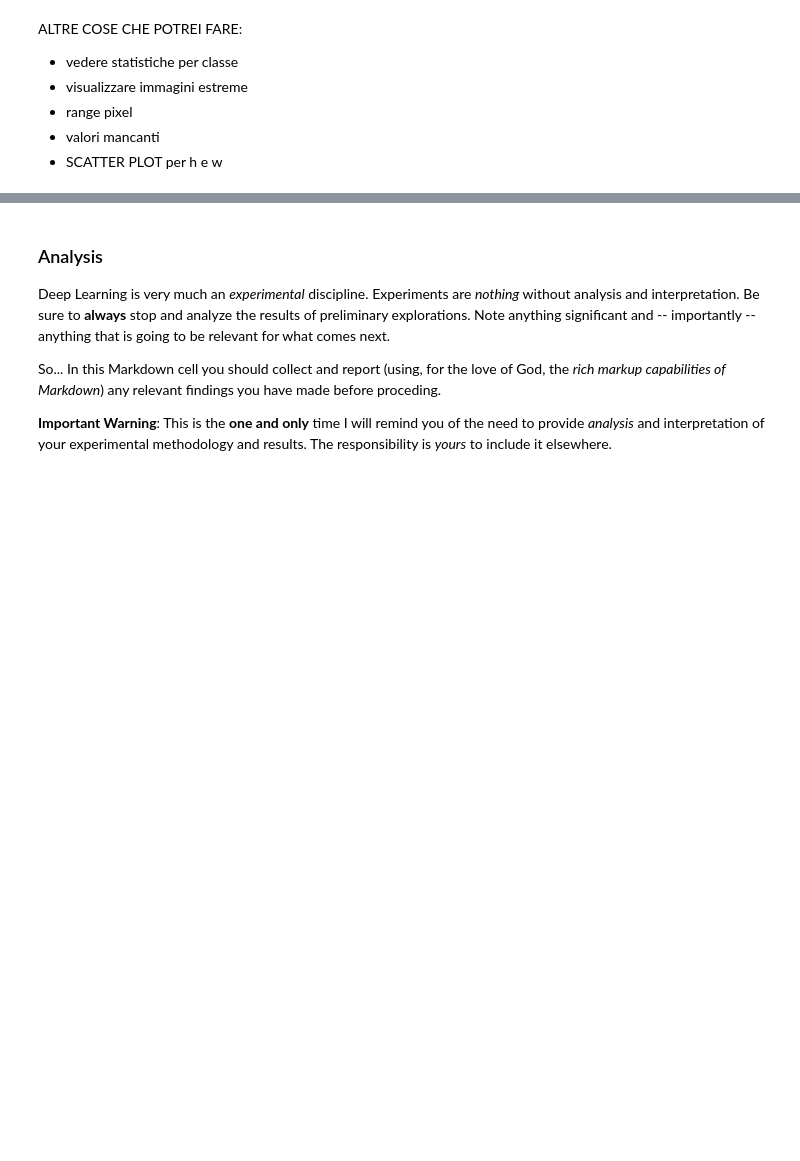
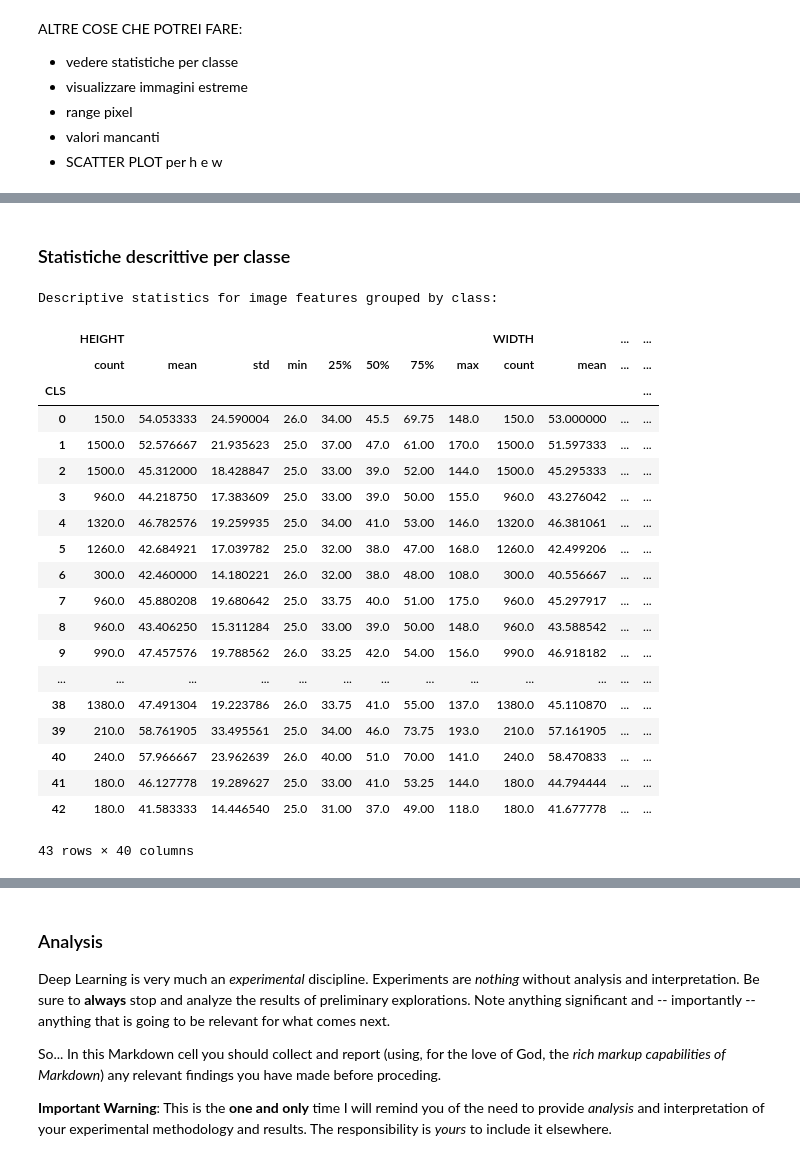
Before and after one commit to TommyyPasto/DLA-course-repo, a Jupyter notebook: Lab 1/DLA-Lab1.ipynb, the cells around one changed output, grey strips where cells are left out. Cells and saved outputs as stored; diff of their text form; code cells hidden in the pictures; blank space fills up the shorter version.

```diff
--- a/Lab 1/DLA-Lab1.ipynb
+++ b/Lab 1/DLA-Lab1.ipynb
@@ -261,0 +308,27 @@ ALTRE COSE CHE POTREI FARE:
+# %% [markdown]
+### Statistiche descrittive per classe
+# %%
+print('Descriptive statistics for image features grouped by class:')
+display(df_stats.groupby('CLS')[['HEIGHT', 'WIDTH', 'BRIGHTNESS', 'CONTRAST', 'AR']].describe())
+# %% [output]
+Descriptive statistics for image features grouped by class:
+|  | HEIGHT |  |  |  |  |  |  |  | WIDTH |  | ... | ... |
+|  | count | mean | std | min | 25% | 50% | 75% | max | count | mean | ... | ... |
+| CLS |  |  |  |  |  |  |  |  |  |  |  | ... |
+| 0 | 150.0 | 54.053333 | 24.590004 | 26.0 | 34.00 | 45.5 | 69.75 | 148.0 | 150.0 | 53.000000 | ... | ... |
+| 1 | 1500.0 | 52.576667 | 21.935623 | 25.0 | 37.00 | 47.0 | 61.00 | 170.0 | 1500.0 | 51.597333 | ... | ... |
+| 2 | 1500.0 | 45.312000 | 18.428847 | 25.0 | 33.00 | 39.0 | 52.00 | 144.0 | 1500.0 | 45.295333 | ... | ... |
+| 3 | 960.0 | 44.218750 | 17.383609 | 25.0 | 33.00 | 39.0 | 50.00 | 155.0 | 960.0 | 43.276042 | ... | ... |
+| 4 | 1320.0 | 46.782576 | 19.259935 | 25.0 | 34.00 | 41.0 | 53.00 | 146.0 | 1320.0 | 46.381061 | ... | ... |
+| 5 | 1260.0 | 42.684921 | 17.039782 | 25.0 | 32.00 | 38.0 | 47.00 | 168.0 | 1260.0 | 42.499206 | ... | ... |
+| 6 | 300.0 | 42.460000 | 14.180221 | 26.0 | 32.00 | 38.0 | 48.00 | 108.0 | 300.0 | 40.556667 | ... | ... |
+| 7 | 960.0 | 45.880208 | 19.680642 | 25.0 | 33.75 | 40.0 | 51.00 | 175.0 | 960.0 | 45.297917 | ... | ... |
+| 8 | 960.0 | 43.406250 | 15.311284 | 25.0 | 33.00 | 39.0 | 50.00 | 148.0 | 960.0 | 43.588542 | ... | ... |
+| 9 | 990.0 | 47.457576 | 19.788562 | 26.0 | 33.25 | 42.0 | 54.00 | 156.0 | 990.0 | 46.918182 | ... | ... |
+| ... | ... | ... | ... | ... | ... | ... | ... | ... | ... | ... | ... | ... |
+| 38 | 1380.0 | 47.491304 | 19.223786 | 26.0 | 33.75 | 41.0 | 55.00 | 137.0 | 1380.0 | 45.110870 | ... | ... |
+| 39 | 210.0 | 58.761905 | 33.495561 | 25.0 | 34.00 | 46.0 | 73.75 | 193.0 | 210.0 | 57.161905 | ... | ... |
+| 40 | 240.0 | 57.966667 | 23.962639 | 26.0 | 40.00 | 51.0 | 70.00 | 141.0 | 240.0 | 58.470833 | ... | ... |
+| 41 | 180.0 | 46.127778 | 19.289627 | 25.0 | 33.00 | 41.0 | 53.25 | 144.0 | 180.0 | 44.794444 | ... | ... |
+| 42 | 180.0 | 41.583333 | 14.446540 | 25.0 | 31.00 | 37.0 | 49.00 | 118.0 | 180.0 | 41.677778 | ... | ... |
+43 rows × 40 columns
```
Also changed, not shown: parts of 20 cells of this notebook.
